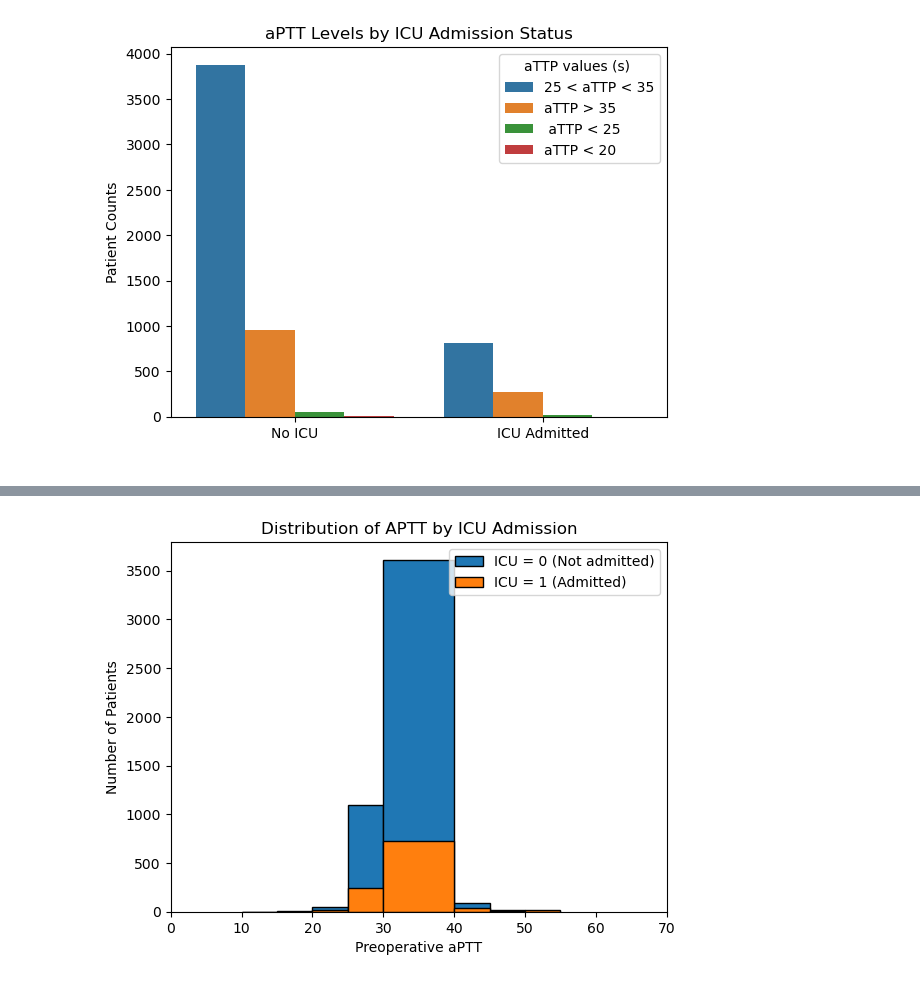
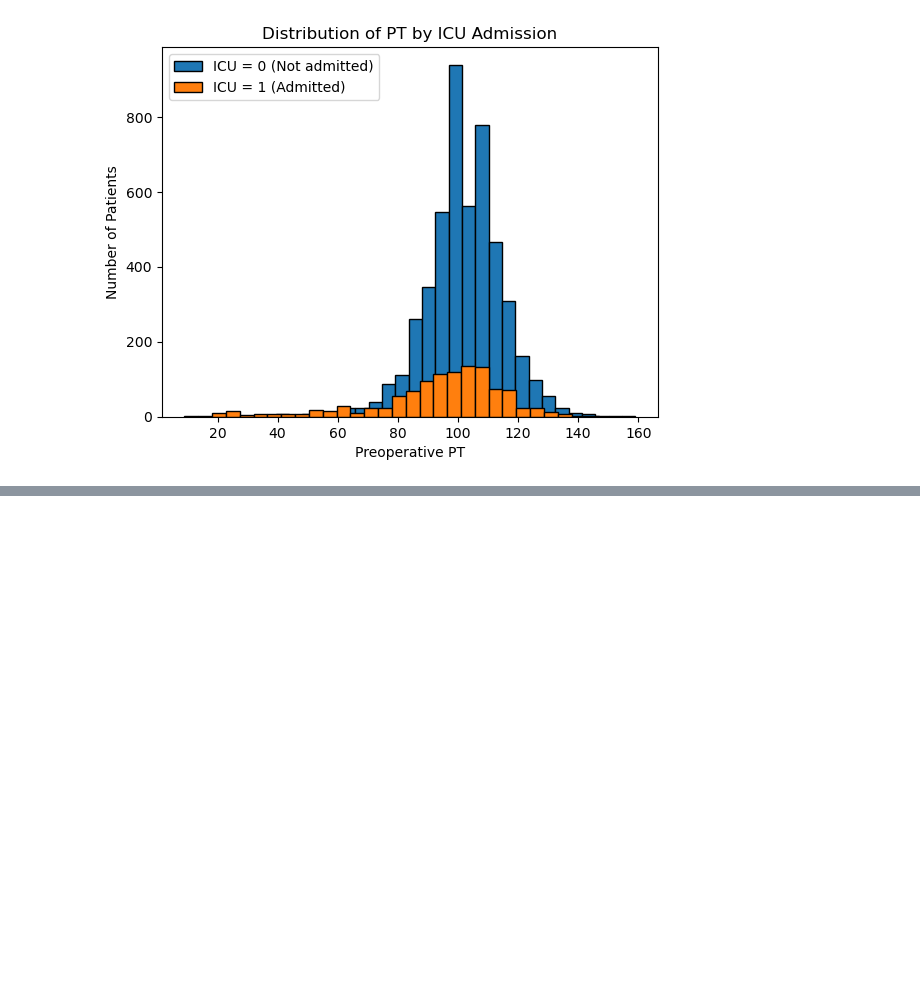
Before and after one commit to jennyskrytenjohnsen/P10, a Jupyter notebook: Preprocessing/myfirstnotebook.ipynb, the cells around one changed output, grey strips where cells are left out. Drawn from its saved outputs; the diff is of its cells as text; code cells hidden in the pictures; blank space fills up the shorter version.

Commit message:
pt variablen

```diff
--- a/Preprocessing/myfirstnotebook.ipynb
+++ b/Preprocessing/myfirstnotebook.ipynb
@@ -104,11 +105,46 @@ divide_into_ICU_and_non_ICU_patients()
 url = 'https://raw.githubusercontent.com/jennyskrytenjohnsen/P10/refs/heads/main/For_machinelearning/number_of_days_in_ICU.csv'
 pat_in_ICU = pd.read_csv(url)
 
-df_caseidAndVariable =df_clinical[['caseid','preop_aptt']]
+df_caseidAndVariable =df_clinical[['caseid','preop_pt']]
+
+print("NAN values preoperative pt:", df_clinical['preop_pt'].isna().sum())
 df_caseidAndVariableICUInformation = pd.concat([df_caseidAndVariable, pat_in_ICU['icu_days_binary']], axis=1)
 
 print('Is nan', df_caseidAndVariableICUInformation.isna().sum())
 df_caseidAndVariableICUInformation=df_caseidAndVariableICUInformation.dropna()
+
+df_atppAndICUBinary= df_caseidAndVariableICUInformation[['preop_pt', 'icu_days_binary']]
+
+# Split the data
+
+aptt_icu0 = df_atppAndICUBinary[df_atppAndICUBinary['icu_days_binary'] == 0]['preop_pt']
+aptt_icu1 = df_atppAndICUBinary[df_atppAndICUBinary['icu_days_binary'] == 1]['preop_pt']
+
+
+
+# Plot both histograms
+plt.hist(aptt_icu0, bins=30, label='ICU = 0 (Not admitted)', ec='black')
+plt.hist(aptt_icu1, bins=30,   label='ICU = 1 (Admitted)', ec='black')
+
+
+
+# Labels and legend
+plt.xlabel("Preoperative PT")
+plt.ylabel("Number of Patients")
+plt.title("Distribution of PT by ICU Admission")
+plt.legend()
+plt.show()
+
+
+df_caseidAndVariableICUInformation = df_caseidAndVariableICUInformation.drop(columns=['icu_days_binary', 'binary', 'level_division', 'extreme_level_division'])
+
+
+df_caseidAndVariableICUInformation.rename(columns={
+    'caseid': 'CaseID',
+    'preop_aptt': 'Variable_PreopAptt'}, inplace=True)
+
+df_caseidAndVariableICUInformation.to_csv('Data_PreopAptt.csv', index=False)
+
 
 
 binary=[]
@@ -163,34 +199,4 @@ plt.xlabel(" ")
 plt.xticks([0, 1], ['No ICU', 'ICU Admitted'])
 plt.legend(title='aTTP values (s) ', loc='upper right', labels=['25 < aTTP < 35', 'aTTP > 35', ' aTTP < 25 ', 'aTTP < 20', 'aTTP < 50'])
 plt.show()
-
-df_atppAndICUBinary= df_caseidAndVariableICUInformation[['preop_aptt', 'icu_days_binary']]
-
-# Split the data
-aptt_icu0 = df_atppAndICUBinary[df_atppAndICUBinary['icu_days_binary'] == 0]['preop_aptt']
-aptt_icu1 = df_atppAndICUBinary[df_atppAndICUBinary['icu_days_binary'] == 1]['preop_aptt']
-
-print(aptt_icu0)
-
-# Plot both histograms
-plt.hist(aptt_icu0, bins=[10, 15, 20, 25, 30, 40, 45, 50, 55],  label='ICU = 0 (Not admitted)', ec='black')
-plt.hist(aptt_icu1, bins=[10, 15, 20, 25, 30, 40, 45, 50, 55], label='ICU = 1 (Admitted)', ec='black')
-
-# Labels and legend
-plt.xlabel("Preoperative aPTT")
-plt.xlim(0,70)
-plt.ylabel("Number of Patients")
-plt.title("Distribution of APTT by ICU Admission")
-plt.legend()
-plt.show()
-
-
-df_caseidAndVariableICUInformation = df_caseidAndVariableICUInformation.drop(columns=['icu_days_binary', 'binary', 'level_division', 'extreme_level_division'])
-
-
-df_caseidAndVariableICUInformation.rename(columns={
-    'caseid': 'CaseID',
-    'preop_aptt': 'Variable_PreopAptt'}, inplace=True)
-
-df_caseidAndVariableICUInformation.to_csv('Data_PreopAptt.csv', index=False)
 # %% [output]
@@ -216 +208 @@ level_division length: 5986 binary length: 5986 extreme_level_division: 5986
-[figure, old version]
+[figure, new version]
@@ -229 +209,0 @@ Name: preop_aptt, Length: 4886, dtype: float64
-[figure, removed]
```
Also changed, not shown: parts of 5 cells of this notebook.
